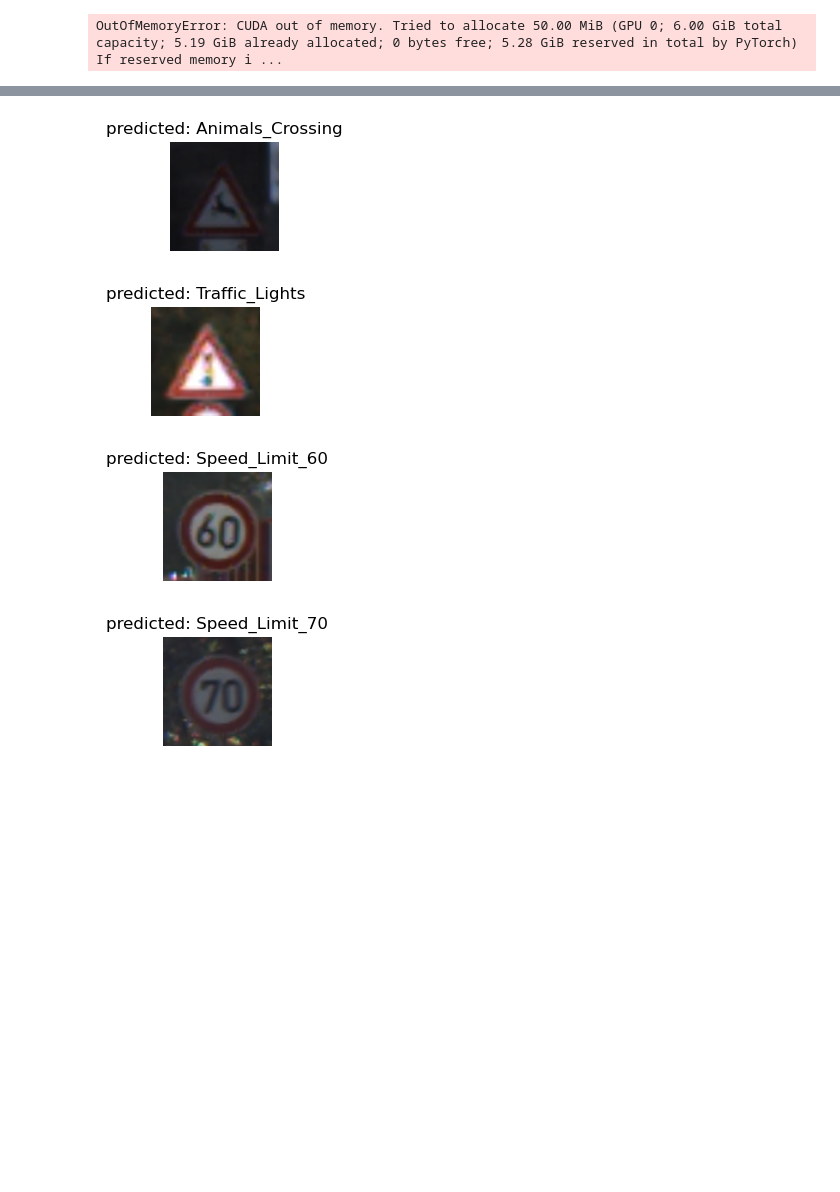
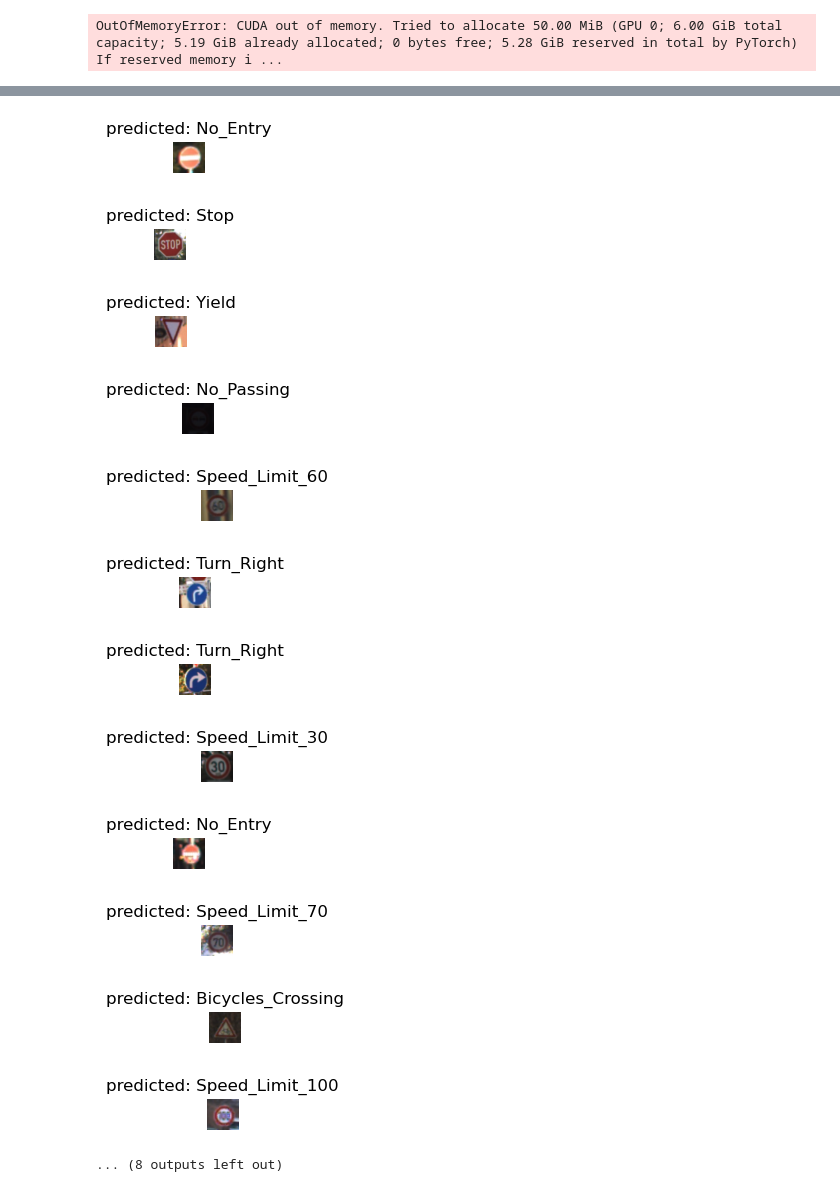
Before and after one commit to Tobstab/Adversarial_System, a Jupyter notebook: final-year-project-v1.ipynb, the cells around one changed output, grey strips where cells are left out. Cells and saved outputs as stored; diff of their text form; code cells hidden in the pictures; blank space fills up the shorter version.

```diff
--- a/final-year-project-v1.ipynb
+++ b/final-year-project-v1.ipynb
@@ -280,9 +276,18 @@ visualize_model(model_ft)
 # %%
 
 model_ft.load_state_dict(torch.load("Models/best_model"))
-visualize_model(model_ft)
+visualize_model(model_ft, num_images=20)
 # %% [output]
-[figure, old version]
+[figure, new version]
-[figure, old version]
+[figure, new version]
-[figure, old version]
+[figure, new version]
-[figure, old version]
+[figure, new version]
+[figure, added]
+[figure, added]
+[figure, added]
+[figure, added]
+[figure, added]
+[figure, added]
+[figure, added]
+[figure, added]
+... (8 outputs left out)
```
Also changed, not shown: parts of 3 cells of this notebook.
